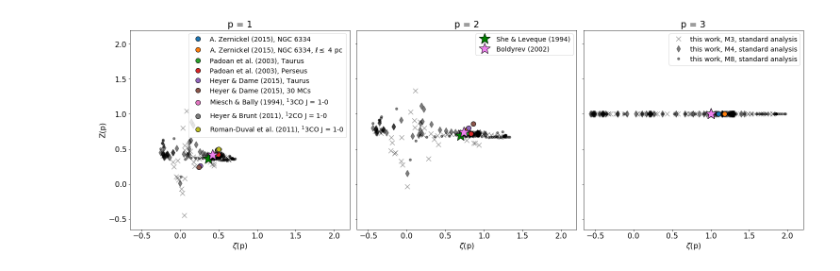
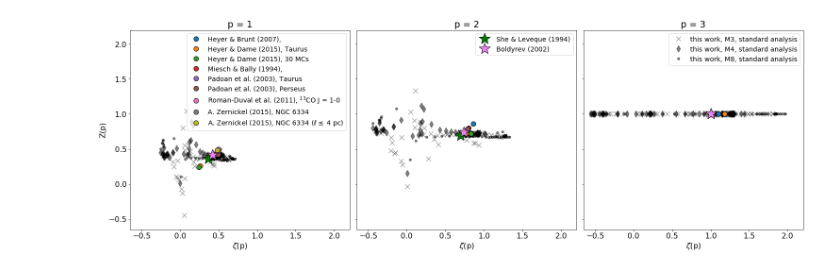
Before and after one commit to ba29534/chira2018, a Jupyter notebook: pics/compare_observations.ipynb, the cells around one changed output. Drawn from its saved outputs; the diff is of its cells as text; code cells hidden in the pictures.

```diff
--- a/pics/compare_observations.ipynb
+++ b/pics/compare_observations.ipynb
@@ -20,7 +20,7 @@ def zshe(p):
 ddir = "/Users/roxanachira/Dropbox/chira2018/pics/data/"
 
 header = True
-ref,label,p,zeta,ezeta,z,ez = np.array([]),np.array([]),np.array([]),np.array([]),np.array([]),np.array([]),np.array([])
+ref,rlabel,p,zeta,ezeta,z,ez = np.array([]),np.array([]),np.array([]),np.array([]),np.array([]),np.array([]),np.array([])
 
 ifile = glob(('%scomp_obs_vsf.csv' % ddir))[0]
 with open(ifile,'r') as fin:
@@ -29,12 +29,12 @@ with open(ifile,'r') as fin:
         if(header==True): header = False
         else:
             ref    = np.append(ref,row[0])
-            label  = np.append(label,row[2])
-            p      = np.append(p,int(row[3]))
-            zeta   = np.append(zeta,float(row[4]))
-            ezeta  = np.append(ezeta,float(row[5]))
-            z      = np.append(z,float(row[6]))
-            ez     = np.append(ez,float(row[7]))
+            rlabel = np.append(rlabel,row[3])
+            p      = np.append(p,int(row[4]))
+            zeta   = np.append(zeta,float(row[5]))
+            ezeta  = np.append(ezeta,float(row[6]))
+            z      = np.append(z,float(row[7]))
+            ez     = np.append(ez,float(row[8]))
 # %%
 nrows = 1
 ncols = 3
@@ -72,35 +72,35 @@ for ip in range(1,4):
     h = np.where(p==ip)[0]
     lref = np.array([])
     for i in range(len(h)):
-        lref = ('%s, %s' % (ref[h[i]],label[h[i]]))
+        lref = ('%s, %s' % (ref[h[i]],rlabel[h[i]]))
 
         ax[ip-1].set_title(('p = %i' % ip))
         ax[ip-1].set_xlabel('$\zeta$(p)')
         ax[ip-1].set_xlim(xr)
         ax[ip-1].set_ylim(yr)
         if(ip==1):
             ax[ip-1].set_ylabel('Z(p)')
             ax[ip-1].plot(zeta[h[i]],z[h[i]],marker='o',markeredgecolor='black',ms=ms,ls='',label=lref)
         else:
             ax[ip-1].plot(zeta[h[i]],z[h[i]],marker='o',markeredgecolor='black',ms=ms,ls='')
 ax[0].legend(loc=0,fontsize=14)
 
 ms = 25
 
 for ip in range(1,4):
         if(ip==2):
             lref = 'She & Leveque (1994)'
             ax[ip-1].plot([zshe(ip)],[zshe(ip)],marker='*',color='green',markeredgecolor='black',ms=ms,ls='',label=lref)
             lref = 'Boldyrev (2002)'
             ax[ip-1].plot([zboldyrev(ip)],[zboldyrev(ip)],marker='*',color='violet',markeredgecolor='black',ms=ms,ls='',label=lref)
         else:
             ax[ip-1].plot([zshe(ip)],[zshe(ip)],marker='*',color='green',markeredgecolor='black',ms=ms,ls='')
             ax[ip-1].plot([zboldyrev(ip)],[zboldyrev(ip)],marker='*',color='violet',markeredgecolor='black',ms=ms,ls='')
 ax[1].legend(loc=0,fontsize=14)
 
 
 fig.subplots_adjust(wspace=0)
 fig.tight_layout(pad=0.5)
 fig.savefig('compare_observations.pdf')
 # %% [output]
-[figure, old version]
+[figure, new version]
```
Also changed, not shown: 24 other files.
